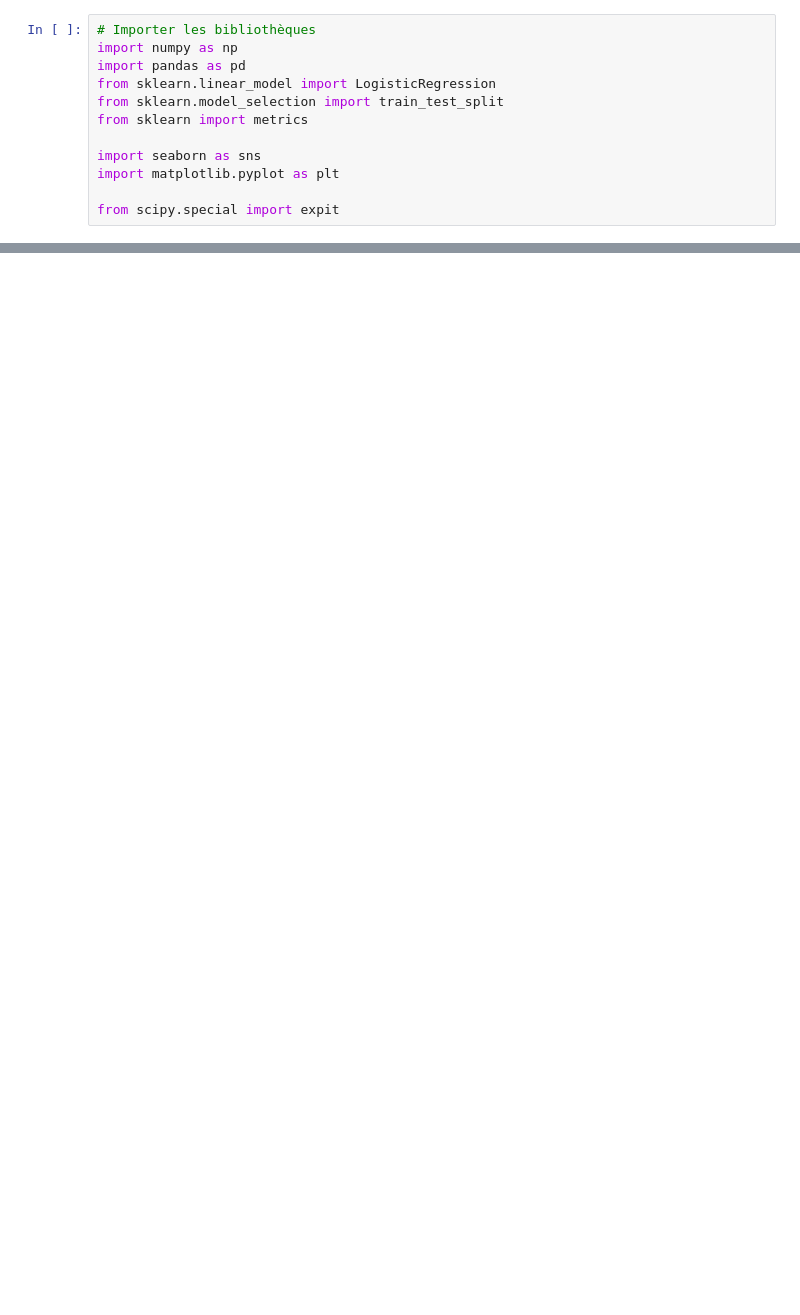
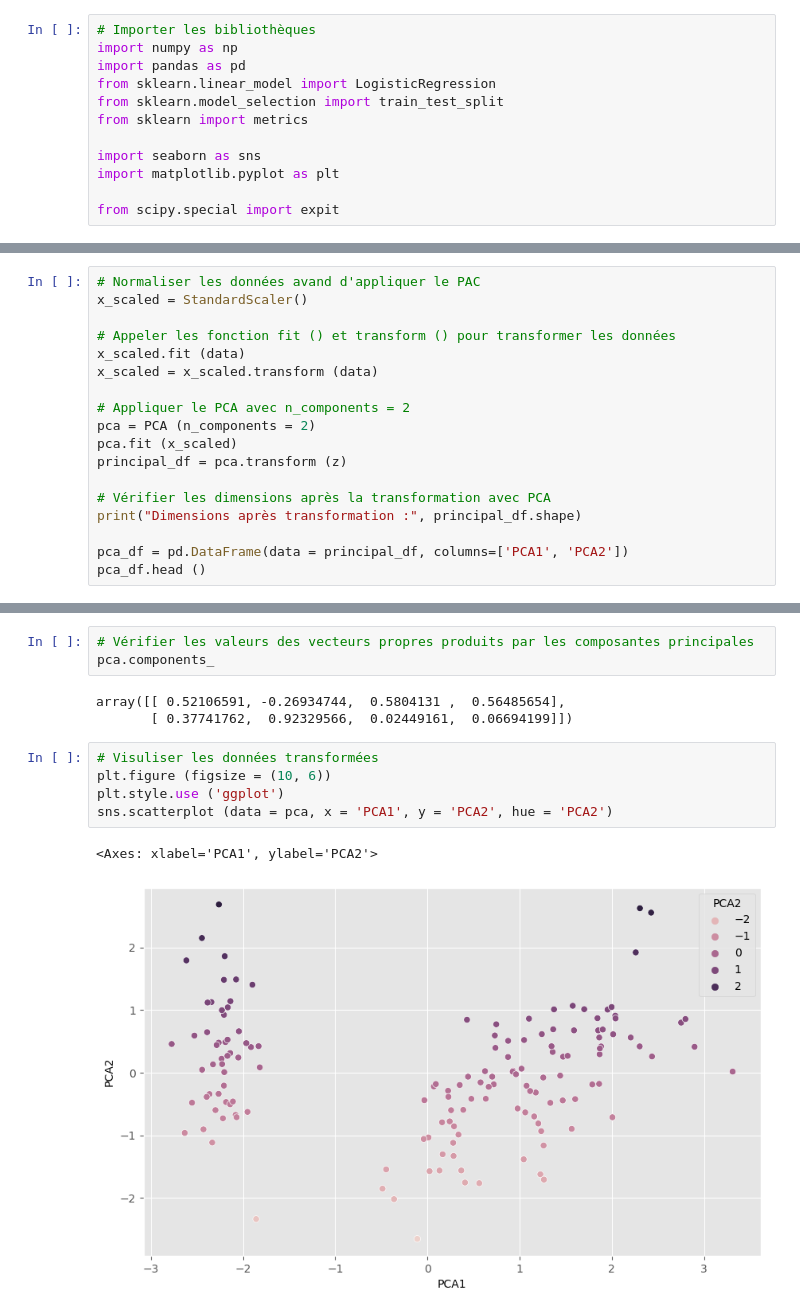
Before and after one commit to hmoustaphaousmane/ml_trainsgd_linregr, a Jupyter notebook: notebook.ipynb, the cells around one changed output, grey strips where cells are left out. Saved outputs shown, nothing was run; the diff lists cells and outputs as text; blank space fills up the shorter version.

Commit message:
Implementing PCA (Principal Component Analysis) using sklearn.

```diff
--- a/notebook.ipynb
+++ b/notebook.ipynb
@@ -212,0 +198,18 @@ plt.savefig('confusion_matrix.png')
+# %%
+# Normaliser les données avand d'appliquer le PAC
+x_scaled = StandardScaler()
+
+# Appeler les fonction fit () et transform () pour transformer les données
+x_scaled.fit (data)
+x_scaled = x_scaled.transform (data)
+
+# Appliquer le PCA avec n_components = 2
+pca = PCA (n_components = 2)
+pca.fit (x_scaled)
+principal_df = pca.transform (z)
+
+# Vérifier les dimensions après la transformation avec PCA
+print("Dimensions après transformation :", principal_df.shape)
+
+pca_df = pd.DataFrame(data = principal_df, columns=['PCA1', 'PCA2'])
+pca_df.head ()
@@ -212,0 +224,14 @@ plt.savefig('confusion_matrix.png')
+# %%
+# Vérifier les valeurs des vecteurs propres produits par les composantes principales
+pca.components_
+# %% [output]
+array([[ 0.52106591, -0.26934744,  0.5804131 ,  0.56485654],
+       [ 0.37741762,  0.92329566,  0.02449161,  0.06694199]])
+# %%
+# Visuliser les données transformées
+plt.figure (figsize = (10, 6))
+plt.style.use ('ggplot')
+sns.scatterplot (data = pca, x = 'PCA1', y = 'PCA2', hue = 'PCA2')
+# %% [output]
+<Axes: xlabel='PCA1', ylabel='PCA2'>
+[figure, added]
```
Also changed, not shown: parts of 28 cells of this notebook, 1 other file.
